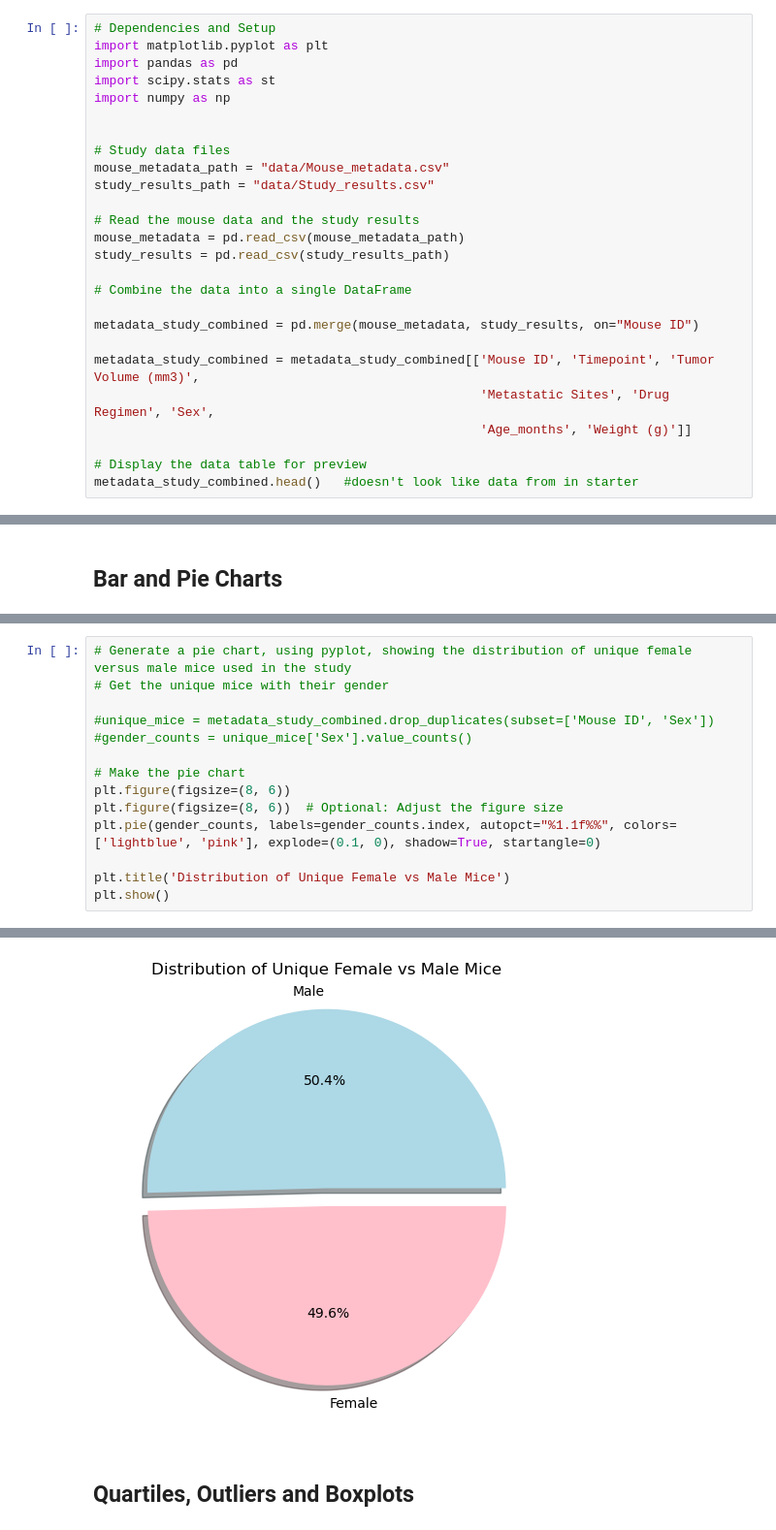
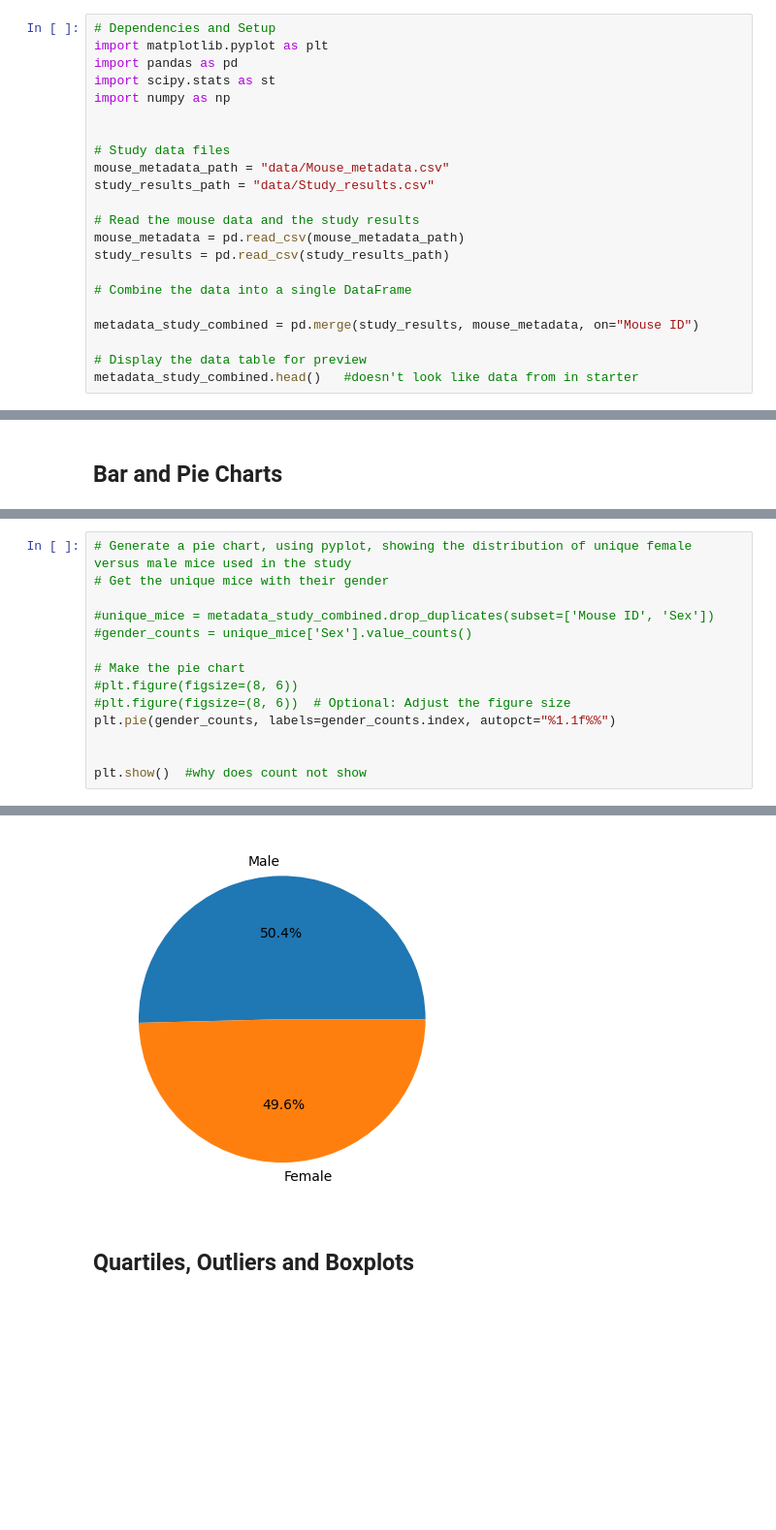
Before and after one commit to deangelica23/Data-Visualization, a Jupyter notebook: Pymaceuticals/pymaceuticals_starter.ipynb, the cells around one changed output, grey strips where cells are left out. Shown: that part at 97% size. Cells and saved outputs as stored; diff of their text form; blank space fills up the shorter version.

```diff
--- a/Pymaceuticals/pymaceuticals_starter.ipynb
+++ b/Pymaceuticals/pymaceuticals_starter.ipynb
@@ -23,11 +23,7 @@ study_results = pd.read_csv(study_results_path)
 
 # Combine the data into a single DataFrame
 
-metadata_study_combined = pd.merge(mouse_metadata, study_results, on="Mouse ID")
-
-metadata_study_combined = metadata_study_combined[['Mouse ID', 'Timepoint', 'Tumor Volume (mm3)',
-                                                   'Metastatic Sites', 'Drug Regimen', 'Sex',
-                                                   'Age_months', 'Weight (g)']]
+metadata_study_combined = pd.merge(study_results, mouse_metadata, on="Mouse ID")
 
 # Display the data table for preview
 metadata_study_combined.head()   #doesn't look like data from in starter
@@ -202,10 +203,10 @@ gender_counts.plot.pie(autopct="%1.1f%%", startangle=0, colors=['lightblue', 'pi
 #gender_counts = unique_mice['Sex'].value_counts()
 
 # Make the pie chart
-plt.figure(figsize=(8, 6))
-plt.figure(figsize=(8, 6))  # Optional: Adjust the figure size
-plt.pie(gender_counts, labels=gender_counts.index, autopct="%1.1f%%", colors=['lightblue', 'pink'], explode=(0.1, 0), shadow=True, startangle=0)
+#plt.figure(figsize=(8, 6))
+#plt.figure(figsize=(8, 6))  # Optional: Adjust the figure size
+plt.pie(gender_counts, labels=gender_counts.index, autopct="%1.1f%%")
 
-plt.title('Distribution of Unique Female vs Male Mice')
-plt.show()
+
+plt.show()  #why does count not show
 # %% [output]
@@ -213,4 +213,4 @@ plt.show()
-[figure, old version]
+[figure, new version]
 # %% [markdown]
 ## Quartiles, Outliers and Boxplots
 # %%
```
Also changed, not shown: parts of 15 cells of this notebook.
